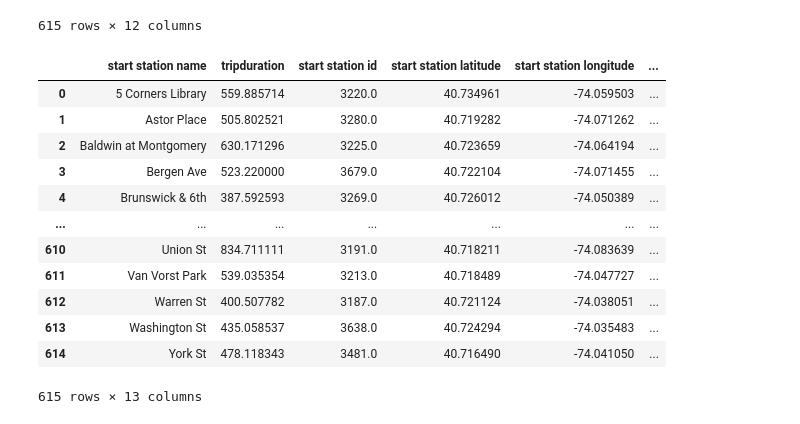
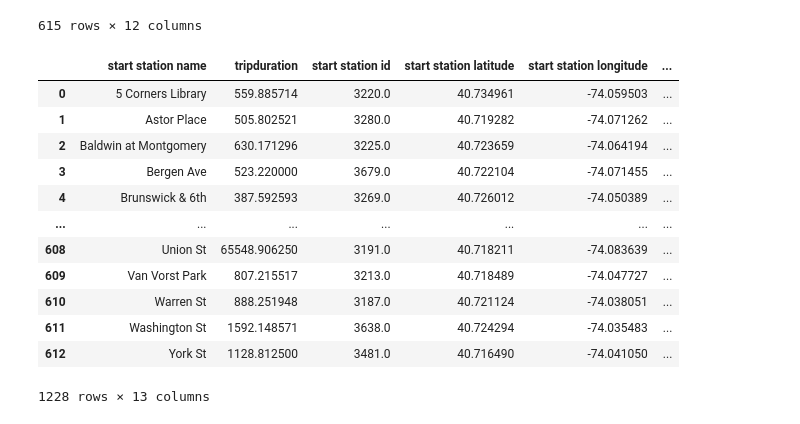
Before and after one commit to rar254/Tablaeu_Citi_Bike, a Jupyter notebook: 2019_csv_data.ipynb, the cells around one changed output. Cells and saved outputs as stored; diff of their text form; code cells hidden in the pictures.

Commit message:
aggregated bike data

```diff
--- a/2019_csv_data.ipynb
+++ b/2019_csv_data.ipynb
@@ -355,20 +355,22 @@ combined_df
 615 rows × 12 columns
 # %%
 combined_df.to_csv('citi_bike_2019data.csv')
-# %%
-test = pd.read_csv('citi_bike_2019data.csv')
-test
-# %% [output]
-|  | start station name | tripduration | start station id | start station latitude | start station longitude | ... |
-| 0 | 5 Corners Library | 559.885714 | 3220.0 | 40.734961 | -74.059503 | ... |
-| 1 | Astor Place | 505.802521 | 3280.0 | 40.719282 | -74.071262 | ... |
-| 2 | Baldwin at Montgomery | 630.171296 | 3225.0 | 40.723659 | -74.064194 | ... |
-| 3 | Bergen Ave | 523.220000 | 3679.0 | 40.722104 | -74.071455 | ... |
-| 4 | Brunswick & 6th | 387.592593 | 3269.0 | 40.726012 | -74.050389 | ... |
-| ... | ... | ... | ... | ... | ... | ... |
-| 610 | Union St | 834.711111 | 3191.0 | 40.718211 | -74.083639 | ... |
-| 611 | Van Vorst Park | 539.035354 | 3213.0 | 40.718489 | -74.047727 | ... |
-| 612 | Warren St | 400.507782 | 3187.0 | 40.721124 | -74.038051 | ... |
-| 613 | Washington St | 435.058537 | 3638.0 | 40.724294 | -74.035483 | ... |
-| 614 | York St | 478.118343 | 3481.0 | 40.716490 | -74.041050 | ... |
-615 rows × 13 columns
+# %%
+test_2019 = pd.read_csv('citi_bike_2019data.csv')
+test_2020 = pd.read_csv('citi_bike_2020data.csv')
+combined_df = test_2019.append(test_2020)
+combined_df
+# %% [output]
+|  | start station name | tripduration | start station id | start station latitude | start station longitude | ... |
+| 0 | 5 Corners Library | 559.885714 | 3220.0 | 40.734961 | -74.059503 | ... |
+| 1 | Astor Place | 505.802521 | 3280.0 | 40.719282 | -74.071262 | ... |
+| 2 | Baldwin at Montgomery | 630.171296 | 3225.0 | 40.723659 | -74.064194 | ... |
+| 3 | Bergen Ave | 523.220000 | 3679.0 | 40.722104 | -74.071455 | ... |
+| 4 | Brunswick & 6th | 387.592593 | 3269.0 | 40.726012 | -74.050389 | ... |
+| ... | ... | ... | ... | ... | ... | ... |
+| 608 | Union St | 65548.906250 | 3191.0 | 40.718211 | -74.083639 | ... |
+| 609 | Van Vorst Park | 807.215517 | 3213.0 | 40.718489 | -74.047727 | ... |
+| 610 | Warren St | 888.251948 | 3187.0 | 40.721124 | -74.038051 | ... |
+| 611 | Washington St | 1592.148571 | 3638.0 | 40.724294 | -74.035483 | ... |
+| 612 | York St | 1128.812500 | 3481.0 | 40.716490 | -74.041050 | ... |
+1228 rows × 13 columns
```
Also changed, not shown: parts of 1 cell of this notebook, 1 other file.
